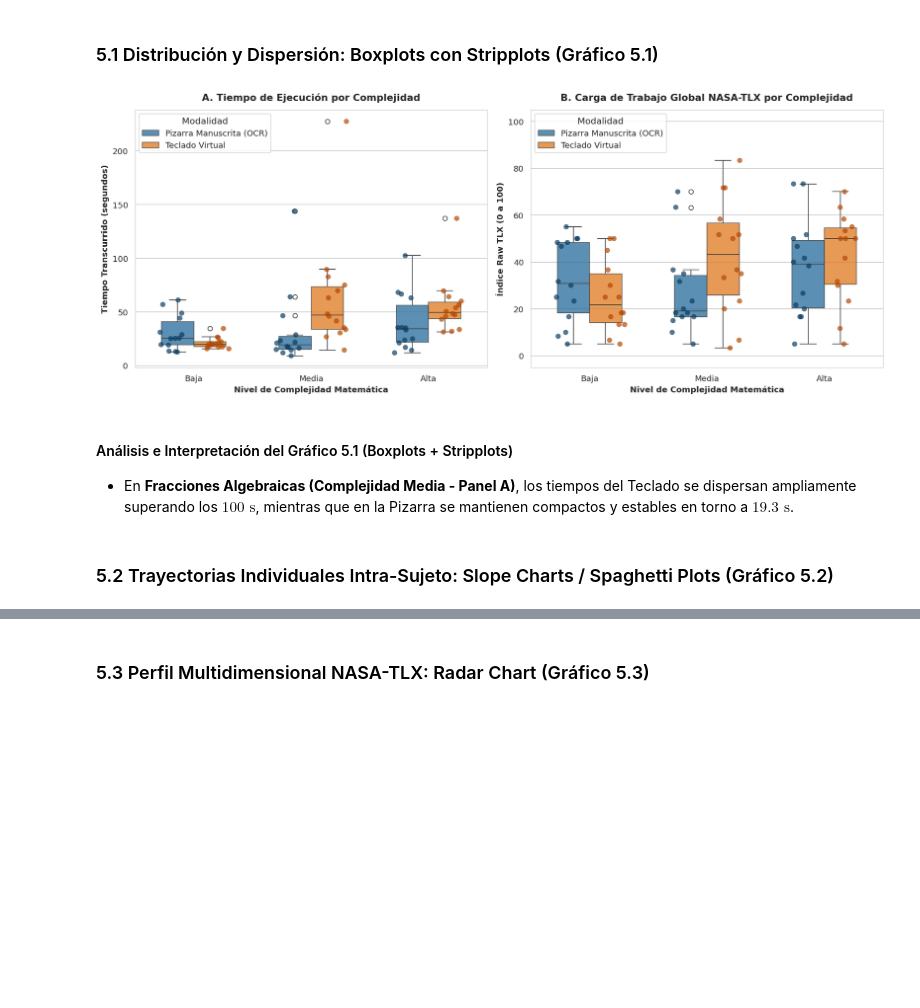
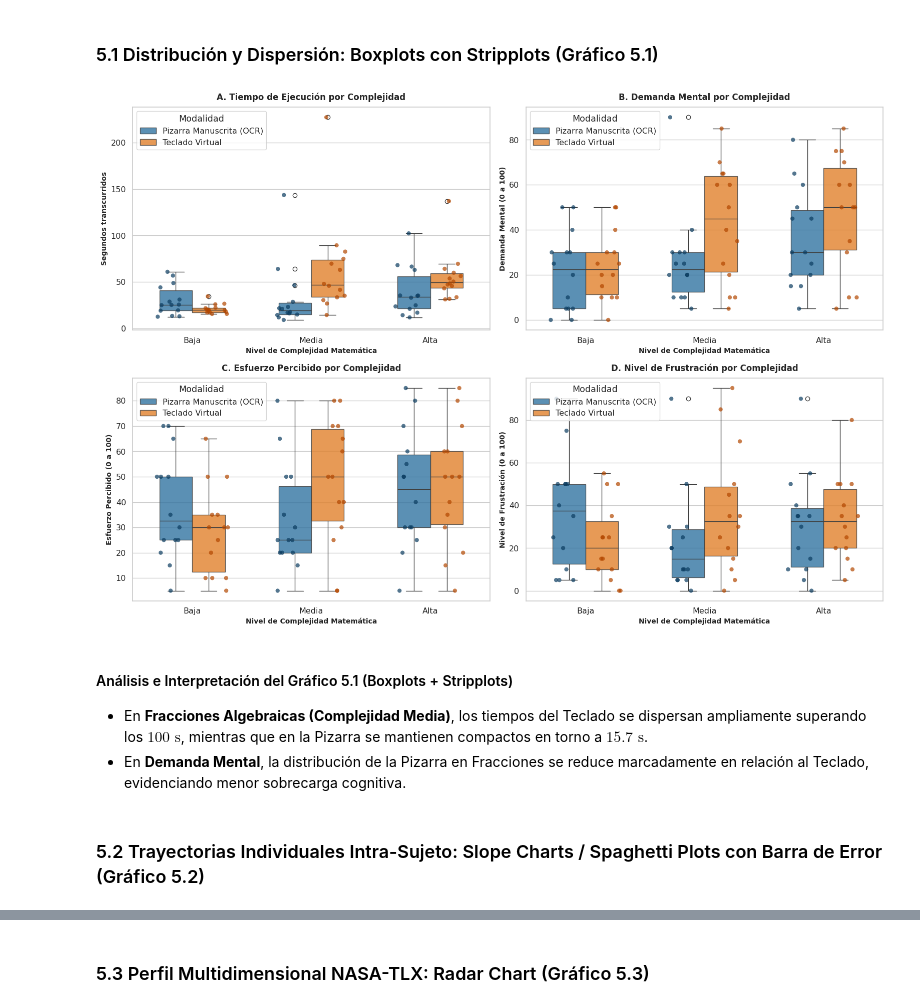
Before and after one commit to NyRoo12/analisis_datos_estudiantes, a Jupyter notebook: analisis_resultados_estudio.ipynb, the cells around one changed output, grey strips where cells are left out. Saved outputs shown, nothing was run; the diff lists cells and outputs as text; code cells hidden in the pictures; blank space fills up the shorter version.

```diff
--- a/analisis_resultados_estudio.ipynb
+++ b/analisis_resultados_estudio.ipynb
@@ -292,16 +346,17 @@ def clasificar_exp(val):
 df_pre['Grupo_Experiencia'] = df_pre['Familiaridad Previa con Tablets'].apply(clasificar_exp)
 df_merged = df.merge(df_pre[['Participante', 'Grupo_Experiencia']], left_on='user', right_on='Participante')
 
-user_grp = df_merged.groupby(['user', 'Grupo_Experiencia', 'condicion'])[['seconds', 'mentalDemand', 'tlx_total']].mean().unstack('condicion')
+user_grp = df_merged.groupby(['user', 'Grupo_Experiencia', 'condicion'])[['seconds', 'mentalDemand', 'effort', 'frustration']].mean().unstack('condicion')
 
 rows_t25 = []
 metric_labels_t25 = {
     'seconds': 'Tiempo de Ejecución (s)',
     'mentalDemand': 'Demanda Mental (0-100)',
-    'tlx_total': 'Carga Global NASA-TLX (0-100)'
+    'effort': 'Esfuerzo Percibido (0-100)',
+    'frustration': 'Nivel de Frustración (0-100)'
 }
 
-for m in ['seconds', 'mentalDemand', 'tlx_total']:
+for m in ['seconds', 'mentalDemand', 'effort', 'frustration']:
     for grp in ['Sin Experiencia Previa (n=8)', 'Con Experiencia Previa (n=6)']:
         sub_piz = user_grp[m]['pizarra'].loc[user_grp.index.get_level_values('Grupo_Experiencia') == grp]
         sub_tec = user_grp[m]['teclado'].loc[user_grp.index.get_level_values('Grupo_Experiencia') == grp]
@@ -361,13 +420,12 @@ En esta sección se presentan las tablas comparativas lado a lado: **Pizarra Man
 # %% [markdown]
 ### 3.1 Estadísticas Descriptivas Globales Comparativas (Tabla 3.1)
 # %%
-metrics = ['seconds', 'mentalDemand', 'effort', 'frustration', 'tlx_total']
+metrics = ['seconds', 'mentalDemand', 'effort', 'frustration']
 metric_names = {
     'seconds': 'Tiempo de Ejecución (s)',
     'mentalDemand': 'Demanda Mental (0-100)',
     'effort': 'Esfuerzo Percibido (0-100)',
-    'frustration': 'Nivel de Frustración (0-100)',
-    'tlx_total': 'Carga Global NASA-TLX (0-100)'
+    'frustration': 'Nivel de Frustración (0-100)'
 }
 
 # 1. Tabla 3.1: Descriptivas Globales Comparativas Lado a Lado
@@ -1014,39 +1392,35 @@ En esta sección se presentan 5 gráficos comparativos de estándar científico.
 # %% [markdown]
 ### 5.1 Distribución y Dispersión: Boxplots con Stripplots (Gráfico 5.1)
 # %%
-# 5.1 Gráfico Combinado: Boxplots con Puntos Individuales (Stripplot)
-fig, axes = plt.subplots(1, 2, figsize=(15, 6))
+# 5.1 Gráfico Combinado: Boxplots con Puntos Individuales (Stripplot) en Grilla 2x2
+fig, axes = plt.subplots(2, 2, figsize=(16, 11))
 
-# Panel A: Tiempo
-sns.boxplot(data=df, x='complexity', y='seconds', hue='condicion_label',
-            palette=PALETTE_LABELS, ax=axes[0], width=0.55, boxprops=dict(alpha=0.8), showcaps=True)
-sns.stripplot(data=df, x='complexity', y='seconds', hue='condicion_label',
-              palette={'Pizarra Manuscrita (OCR)': '#0b3c60', 'Teclado Virtual': '#b34700'},
-              dodge=True, jitter=0.2, alpha=0.7, size=7, ax=axes[0], legend=False)
-axes[0].set_title('A. Tiempo de Ejecución por Complejidad', fontsize=13, fontweight='bold', pad=12)
-axes[0].set_xlabel('Nivel de Complejidad Matemática', fontsize=11, fontweight='bold')
-axes[0].set_ylabel('Tiempo Transcurrido (segundos)', fontsize=11, fontweight='bold')
-axes[0].legend(title='Modalidad', frameon=True, loc='upper left')
+vars_box = [
+    ('seconds', 'A. Tiempo de Ejecución por Complejidad', 'Segundos transcurridos', axes[0, 0]),
+    ('mentalDemand', 'B. Demanda Mental por Complejidad', 'Demanda Mental (0 a 100)', axes[0, 1]),
+    ('effort', 'C. Esfuerzo Percibido por Complejidad', 'Esfuerzo Percibido (0 a 100)', axes[1, 0]),
+    ('frustration', 'D. Nivel de Frustración por Complejidad', 'Nivel de Frustración (0 a 100)', axes[1, 1])
+]
 
-# Panel B: TLX Global
-sns.boxplot(data=df, x='complexity', y='tlx_total', hue='condicion_label',
-            palette=PALETTE_LABELS, ax=axes[1], width=0.55, boxprops=dict(alpha=0.8), showcaps=True)
-sns.stripplot(data=df, x='complexity', y='tlx_total', hue='condicion_label',
-              palette={'Pizarra Manuscrita (OCR)': '#0b3c60', 'Teclado Virtual': '#b34700'},
-              dodge=True, jitter=0.2, alpha=0.7, size=7, ax=axes[1], legend=False)
-axes[1].set_title('B. Carga de Trabajo Global NASA-TLX por Complejidad', fontsize=13, fontweight='bold', pad=12)
-axes[1].set_xlabel('Nivel de Complejidad Matemática', fontsize=11, fontweight='bold')
-axes[1].set_ylabel('Índice Raw TLX (0 a 100)', fontsize=11, fontweight='bold')
-axes[1].set_ylim(-5, 105)
-axes[1].legend(title='Modalidad', frameon=True, loc='upper left')
+for col, title, ylab, ax in vars_box:
+    sns.boxplot(data=df, x='complexity', y=col, hue='condicion_label',
+                palette=PALETTE_LABELS, ax=ax, width=0.55, boxprops=dict(alpha=0.8), showcaps=True)
+    sns.stripplot(data=df, x='complexity', y=col, hue='condicion_label',
+                  palette={'Pizarra Manuscrita (OCR)': '#0b3c60', 'Teclado Virtual': '#b34700'},
+                  dodge=True, jitter=0.2, alpha=0.7, size=6, ax=ax, legend=False)
+    ax.set_title(title, fontsize=12, fontweight='bold', pad=10)
+    ax.set_xlabel('Nivel de Complejidad Matemática', fontsize=10, fontweight='bold')
+    ax.set_ylabel(ylab, fontsize=10, fontweight='bold')
+    ax.legend(title='Modalidad', frameon=True, loc='upper left')
 
 plt.tight_layout()
 plt.show()
 # %% [output]
-[figure, old version]
+[figure, new version]
 # %% [markdown]
 #### Análisis e Interpretación del Gráfico 5.1 (Boxplots + Stripplots)
-* En **Fracciones Algebraicas (Complejidad Media - Panel A)**, los tiempos del Teclado se dispersan ampliamente superando los $100\text{ s}$, mientras que en la Pizarra se mantienen compactos y estables en torno a $19.3\text{ s}$.
+* En **Fracciones Algebraicas (Complejidad Media)**, los tiempos del Teclado se dispersan ampliamente superando los $100\text{ s}$, mientras que en la Pizarra se mantienen compactos en torno a $15.7\text{ s}$.
+* En **Demanda Mental**, la distribución de la Pizarra en Fracciones se reduce marcadamente en relación al Teclado, evidenciando menor sobrecarga cognitiva.
 # %% [markdown]
-### 5.2 Trayectorias Individuales Intra-Sujeto: Slope Charts / Spaghetti Plots (Gráfico 5.2)
+### 5.2 Trayectorias Individuales Intra-Sujeto: Slope Charts / Spaghetti Plots con Barra de Error (Gráfico 5.2)
 # %%
```
Also changed, not shown: parts of 85 cells of this notebook, 2 other files.
